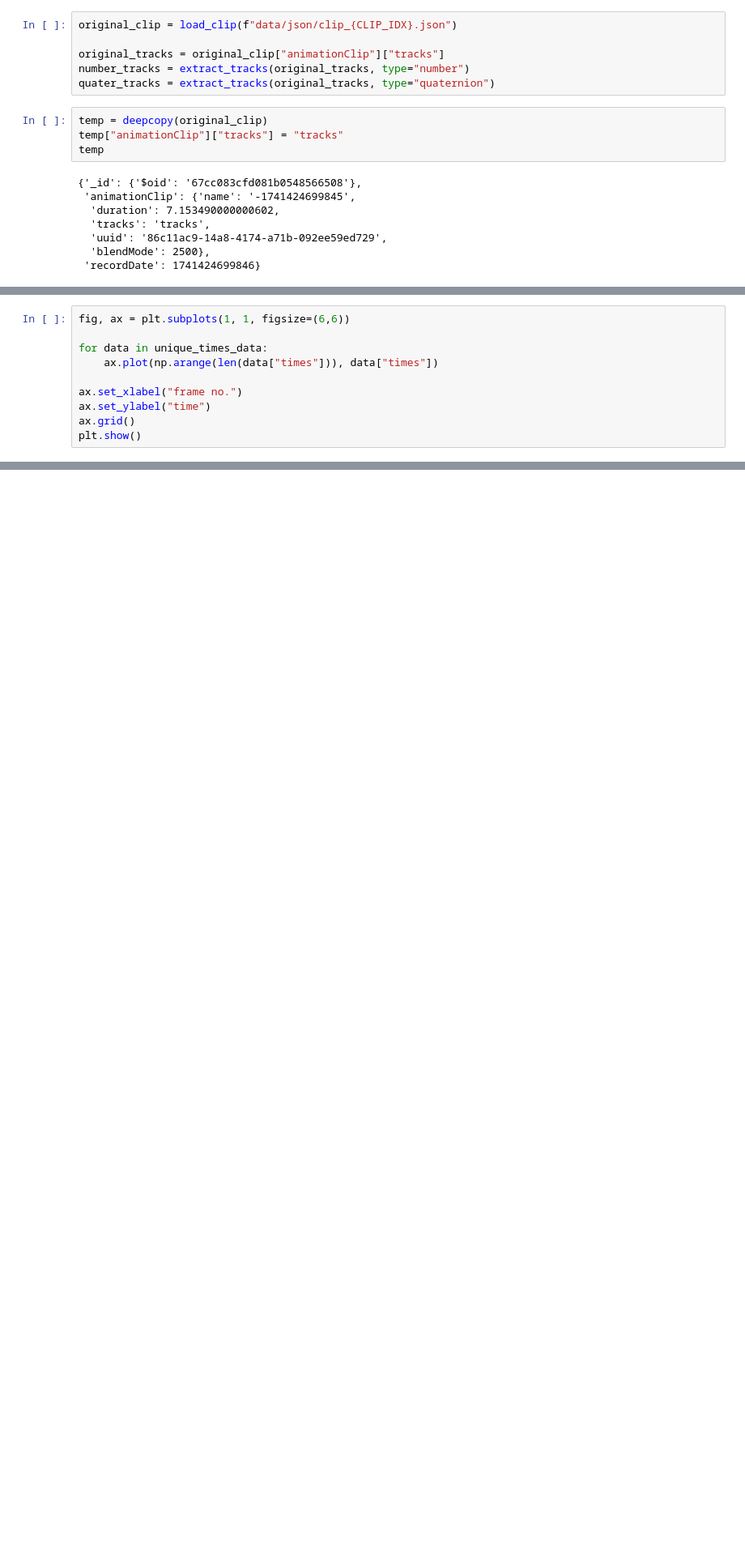
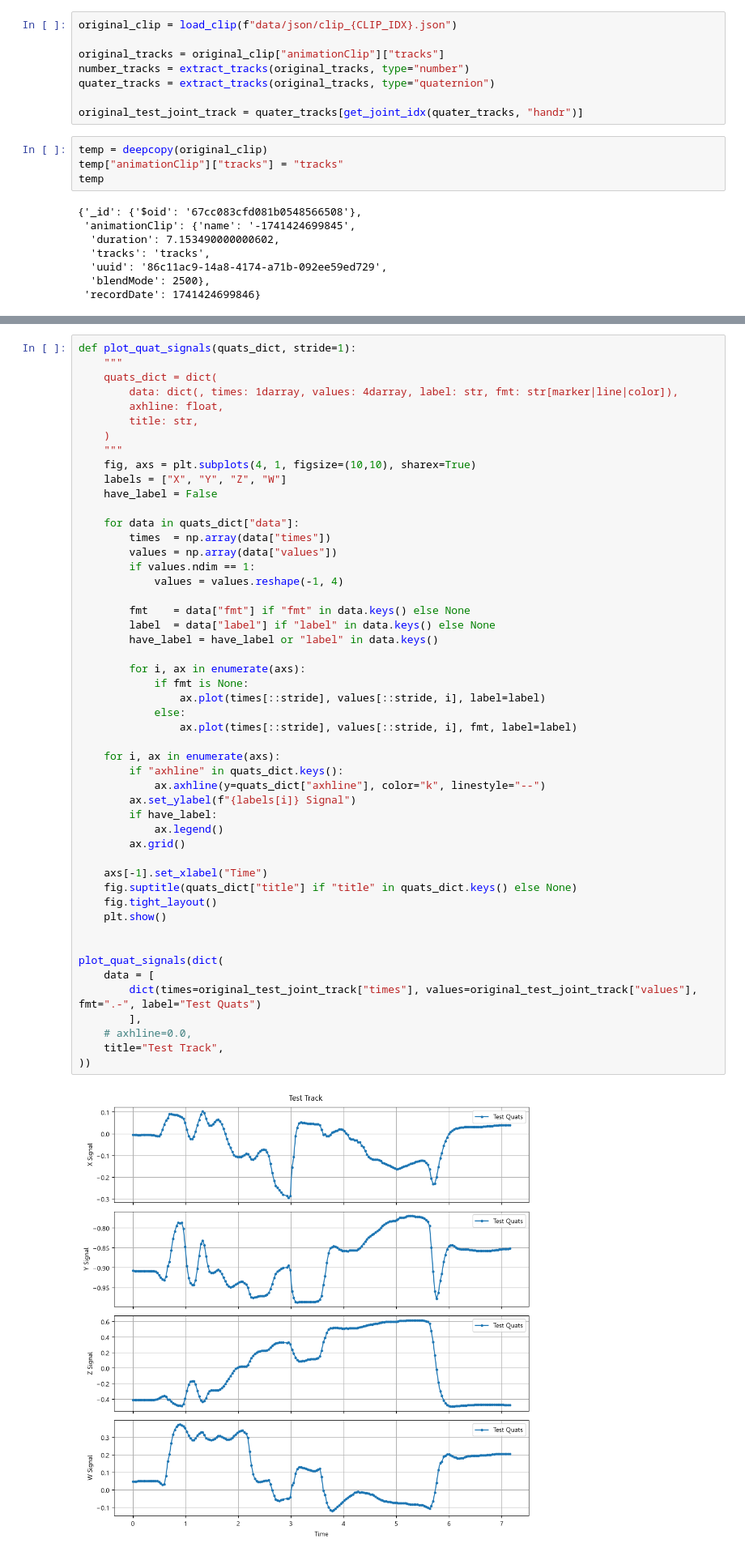
Before and after one commit to NEWisREAL1/JustSigns-MoCap-Compression-Prototype, a Jupyter notebook: notebooks/04_Quaternions_Compression.ipynb, the cells around one changed output, grey strips where cells are left out. Shown at 81% size. Drawn from its saved outputs; the diff is of its cells as text; blank space fills up the shorter version.

```diff
--- a/notebooks/04_Quaternions_Compression.ipynb
+++ b/notebooks/04_Quaternions_Compression.ipynb
@@ -27,6 +44,8 @@ original_clip = load_clip(f"data/json/clip_{CLIP_IDX}.json")
 original_tracks = original_clip["animationClip"]["tracks"]
 number_tracks = extract_tracks(original_tracks, type="number")
 quater_tracks = extract_tracks(original_tracks, type="quaternion")
+
+original_test_joint_track = quater_tracks[get_joint_idx(quater_tracks, "handr")]
 # %%
 temp = deepcopy(original_clip)
 temp["animationClip"]["tracks"] = "tracks"
@@ -100,10 +60,0 @@ num uniques times: 23
-# %%
-fig, ax = plt.subplots(1, 1, figsize=(6,6))
-
-for data in unique_times_data:
-    ax.plot(np.arange(len(data["times"])), data["times"])
-
-ax.set_xlabel("frame no.")
-ax.set_ylabel("time")
-ax.grid()
-plt.show()
@@ -111,0 +63,52 @@ plt.show()
+# %%
+def plot_quat_signals(quats_dict, stride=1):
+    """
+    quats_dict = dict(
+        data: dict(, times: 1darray, values: 4darray, label: str, fmt: str[marker|line|color]),
+        axhline: float,
+        title: str,
+    )
+    """
+    fig, axs = plt.subplots(4, 1, figsize=(10,10), sharex=True)
+    labels = ["X", "Y", "Z", "W"]
+    have_label = False
+
+    for data in quats_dict["data"]:
+        times  = np.array(data["times"])
+        values = np.array(data["values"])
+        if values.ndim == 1:
+            values = values.reshape(-1, 4)
+
+        fmt    = data["fmt"] if "fmt" in data.keys() else None
+        label  = data["label"] if "label" in data.keys() else None
+        have_label = have_label or "label" in data.keys()
+
+        for i, ax in enumerate(axs):
+            if fmt is None:
+                ax.plot(times[::stride], values[::stride, i], label=label)
+            else:
+                ax.plot(times[::stride], values[::stride, i], fmt, label=label)
+
+    for i, ax in enumerate(axs):
+        if "axhline" in quats_dict.keys():
+            ax.axhline(y=quats_dict["axhline"], color="k", linestyle="--")
+        ax.set_ylabel(f"{labels[i]} Signal")
+        if have_label:
+            ax.legend()
+        ax.grid()
+
+    axs[-1].set_xlabel("Time")
+    fig.suptitle(quats_dict["title"] if "title" in quats_dict.keys() else None)
+    fig.tight_layout()
+    plt.show()
+
+
+plot_quat_signals(dict(
+    data = [
+        dict(times=original_test_joint_track["times"], values=original_test_joint_track["values"], fmt=".-", label="Test Quats")
+        ],
+    # axhline=0.0,
+    title="Test Track",
+))
+# %% [output]
+[figure, added]
```
Also changed, not shown: parts of 58 cells of this notebook, 25 other files.
